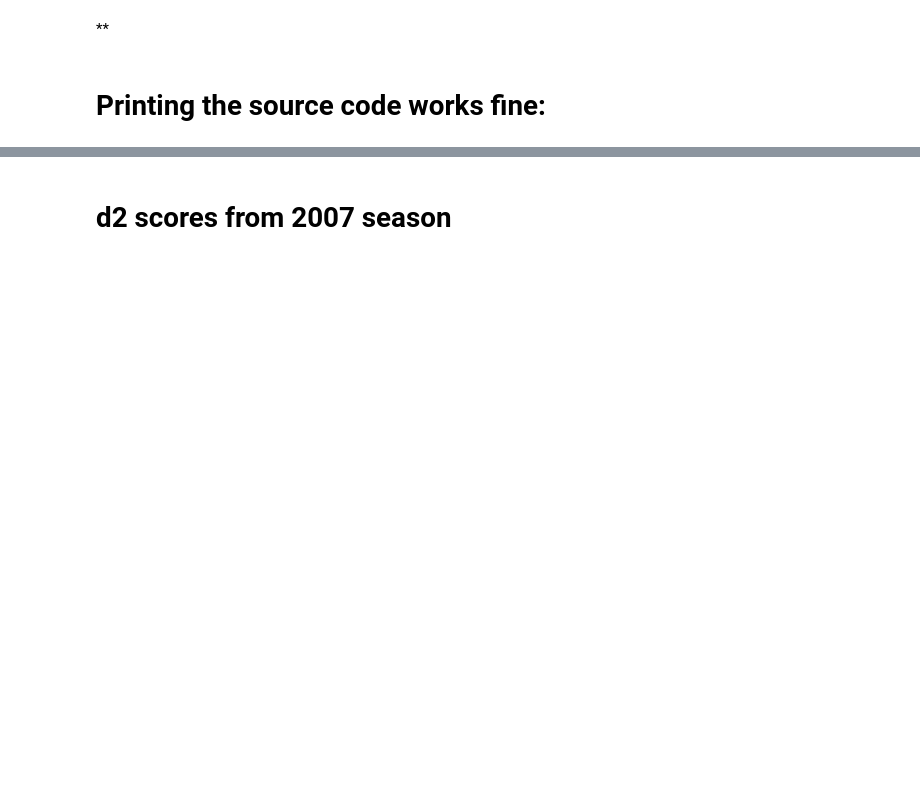
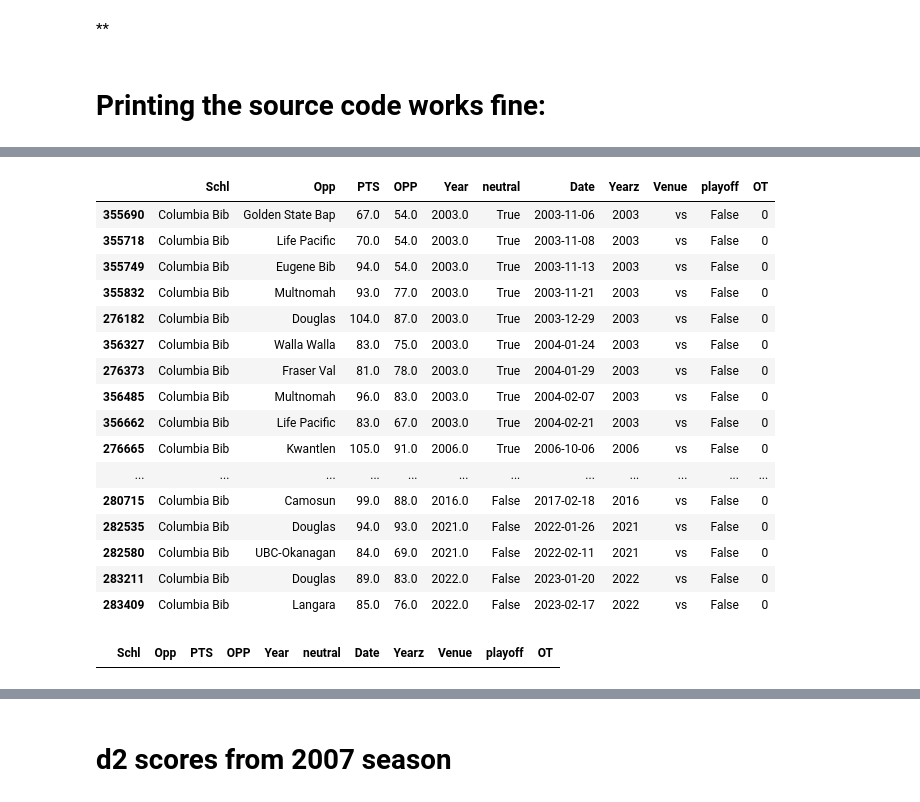
Before and after one commit to easella/ncaabelos, a Jupyter notebook: ncaab-for-free.ipynb, the cells around one changed output, grey strips where cells are left out. Cells and saved outputs as stored; diff of their text form; code cells hidden in the pictures; blank space fills up the shorter version.

```diff
--- a/ncaab-for-free.ipynb
+++ b/ncaab-for-free.ipynb
@@ -1928,0 +1953,11 @@ r[r.Year==1955]
+# %%
+s=input("School")
+
+u=df22[df22.Year>2002]
+df22=df22.replace("Mt State Vincent","Mount Saint Vincent")
+df22=df22.replace("St. Thomas (MN)","St. Thomas")
+df22=df22.replace("Augustana SD","Augustana (SD)")
+df22=df22.replace("Augustana IL","Augustana (IL)")
+for key in set(u.Schl.tolist()+u.Opp.tolist()):
+    if s in key:
+        print(key)
@@ -1928,0 +1974,21 @@ r[r.Year==1955]
+# %%
+e=df22[df22.Schl=='Columbia Bib']
+e
+# %% [output]
+|  | Schl | Opp | PTS | OPP | Year | neutral | Date | Yearz | Venue | playoff | OT |
+| 355690 | Columbia Bib | Golden State Bap | 67.0 | 54.0 | 2003.0 | True | 2003-11-06 | 2003 | vs | False | 0 |
+| 355718 | Columbia Bib | Life Pacific | 70.0 | 54.0 | 2003.0 | True | 2003-11-08 | 2003 | vs | False | 0 |
+| 355749 | Columbia Bib | Eugene Bib | 94.0 | 54.0 | 2003.0 | True | 2003-11-13 | 2003 | vs | False | 0 |
+| 355832 | Columbia Bib | Multnomah | 93.0 | 77.0 | 2003.0 | True | 2003-11-21 | 2003 | vs | False | 0 |
+| 276182 | Columbia Bib | Douglas | 104.0 | 87.0 | 2003.0 | True | 2003-12-29 | 2003 | vs | False | 0 |
+| 356327 | Columbia Bib | Walla Walla | 83.0 | 75.0 | 2003.0 | True | 2004-01-24 | 2003 | vs | False | 0 |
+| 276373 | Columbia Bib | Fraser Val | 81.0 | 78.0 | 2003.0 | True | 2004-01-29 | 2003 | vs | False | 0 |
+| 356485 | Columbia Bib | Multnomah | 96.0 | 83.0 | 2003.0 | True | 2004-02-07 | 2003 | vs | False | 0 |
+| 356662 | Columbia Bib | Life Pacific | 83.0 | 67.0 | 2003.0 | True | 2004-02-21 | 2003 | vs | False | 0 |
+| 276665 | Columbia Bib | Kwantlen | 105.0 | 91.0 | 2006.0 | True | 2006-10-06 | 2006 | vs | False | 0 |
+| ... | ... | ... | ... | ... | ... | ... | ... | ... | ... | ... | ... |
+| 280715 | Columbia Bib | Camosun | 99.0 | 88.0 | 2016.0 | False | 2017-02-18 | 2016 | vs | False | 0 |
+| 282535 | Columbia Bib | Douglas | 94.0 | 93.0 | 2021.0 | False | 2022-01-26 | 2021 | vs | False | 0 |
+| 282580 | Columbia Bib | UBC-Okanagan | 84.0 | 69.0 | 2021.0 | False | 2022-02-11 | 2021 | vs | False | 0 |
+| 283211 | Columbia Bib | Douglas | 89.0 | 83.0 | 2022.0 | False | 2023-01-20 | 2022 | vs | False | 0 |
+| 283409 | Columbia Bib | Langara | 85.0 | 76.0 | 2022.0 | False | 2023-02-17 | 2022 | vs | False | 0 |
@@ -1928,0 +2015,4 @@ r[r.Year==1955]
+# %%
+df22[df22.Schl=='Finger Lakes']
+# %% [output]
+|  | Schl | Opp | PTS | OPP | Year | neutral | Date | Yearz | Venue | playoff | OT |
```
Also changed, not shown: parts of 16 cells of this notebook.
